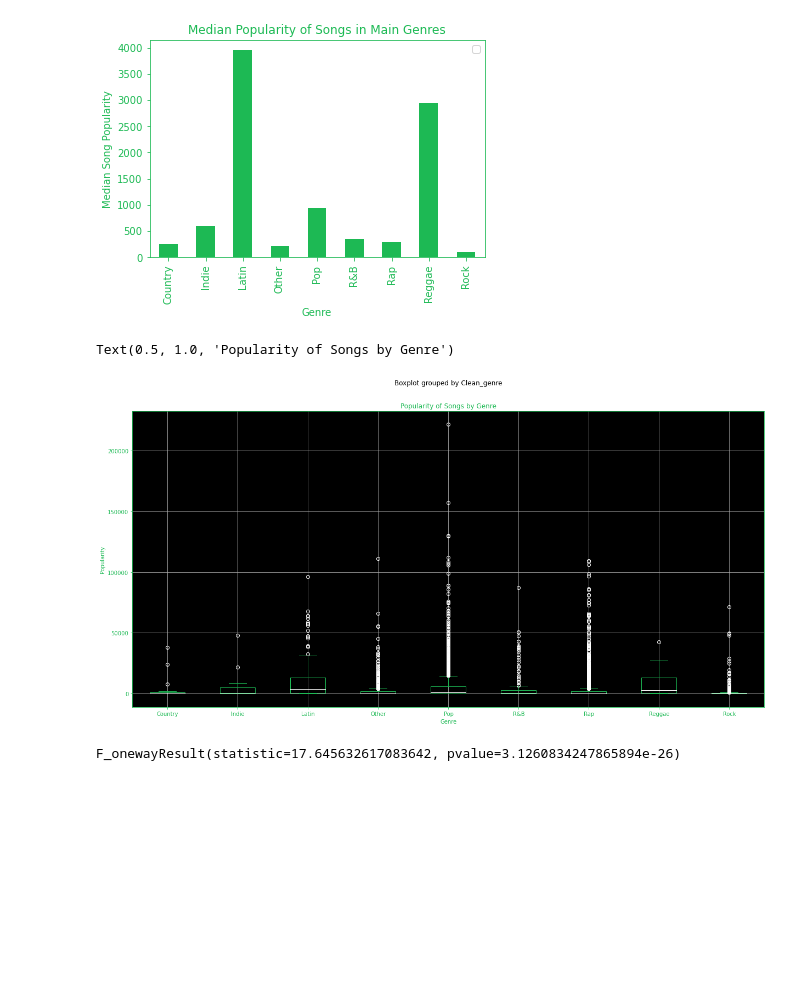
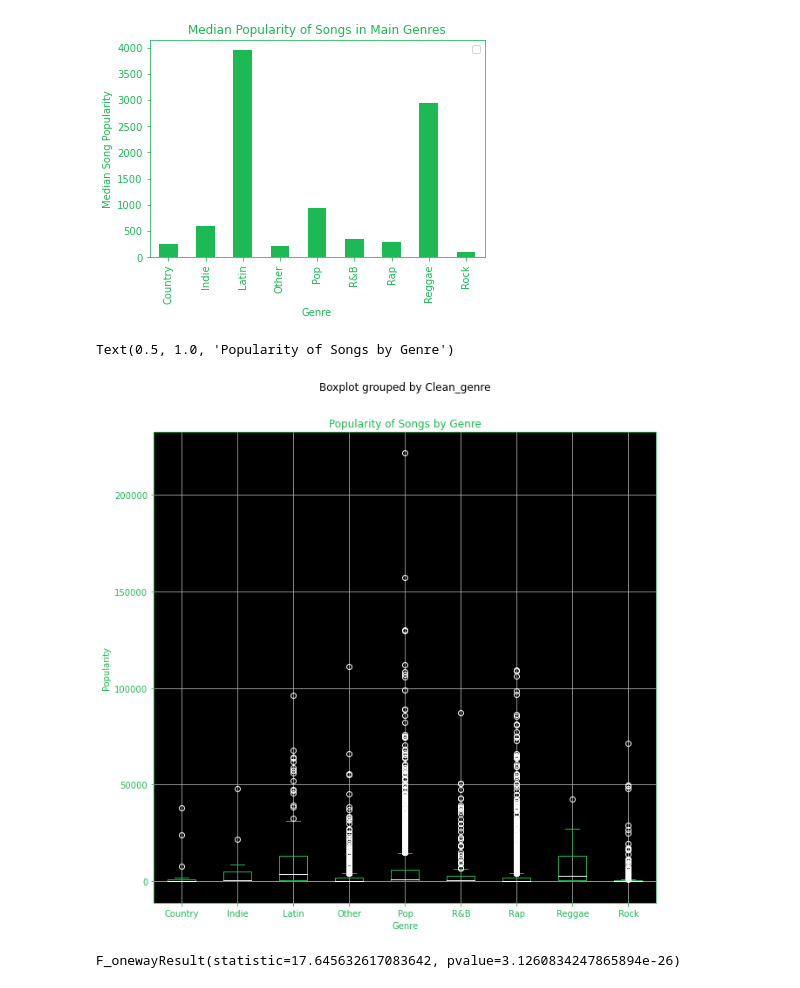
Before and after one commit to johnsilb/Project_1, a Jupyter notebook: Conrad Project 1.ipynb, the cells around one changed output. Saved outputs shown, nothing was run; the diff lists cells and outputs as text; code cells hidden in the pictures; blank space fills up the shorter version.

```diff
--- a/Conrad Project 1.ipynb
+++ b/Conrad Project 1.ipynb
@@ -205,19 +205,19 @@ plt.legend("")
 # %%
 color_dict =  {'patch_artist': False,
              'boxprops': dict(color= "#1DB954"),
              'capprops': dict(color="#1DB954"),
              'flierprops': dict(color="white", markeredgecolor="white"),
              'medianprops': dict(color="white"),
              'whiskerprops': dict(color="#1DB954")}
-popularityBox = spotify_global.boxplot("Popularity", by="Clean_genre", figsize=(20, 10),**color_dict)
+popularityBox = spotify_global.boxplot("Popularity", by="Clean_genre", figsize=(10, 10),**color_dict)
 plt.xlabel("Genre",color='#1DB954')
 plt.ylabel("Popularity",color='#1DB954')
 popularityBox.tick_params(axis='x', colors='#1DB954')
 popularityBox.tick_params(axis='y', colors='#1DB954')
 plt.title("Popularity of Songs by Genre",color='#1DB954')
 # %% [output]
 Text(0.5, 1.0, 'Popularity of Songs by Genre')
-[figure, old version]
+[figure, new version]
 # %%
 #Anova test for previous box plot
 
```
